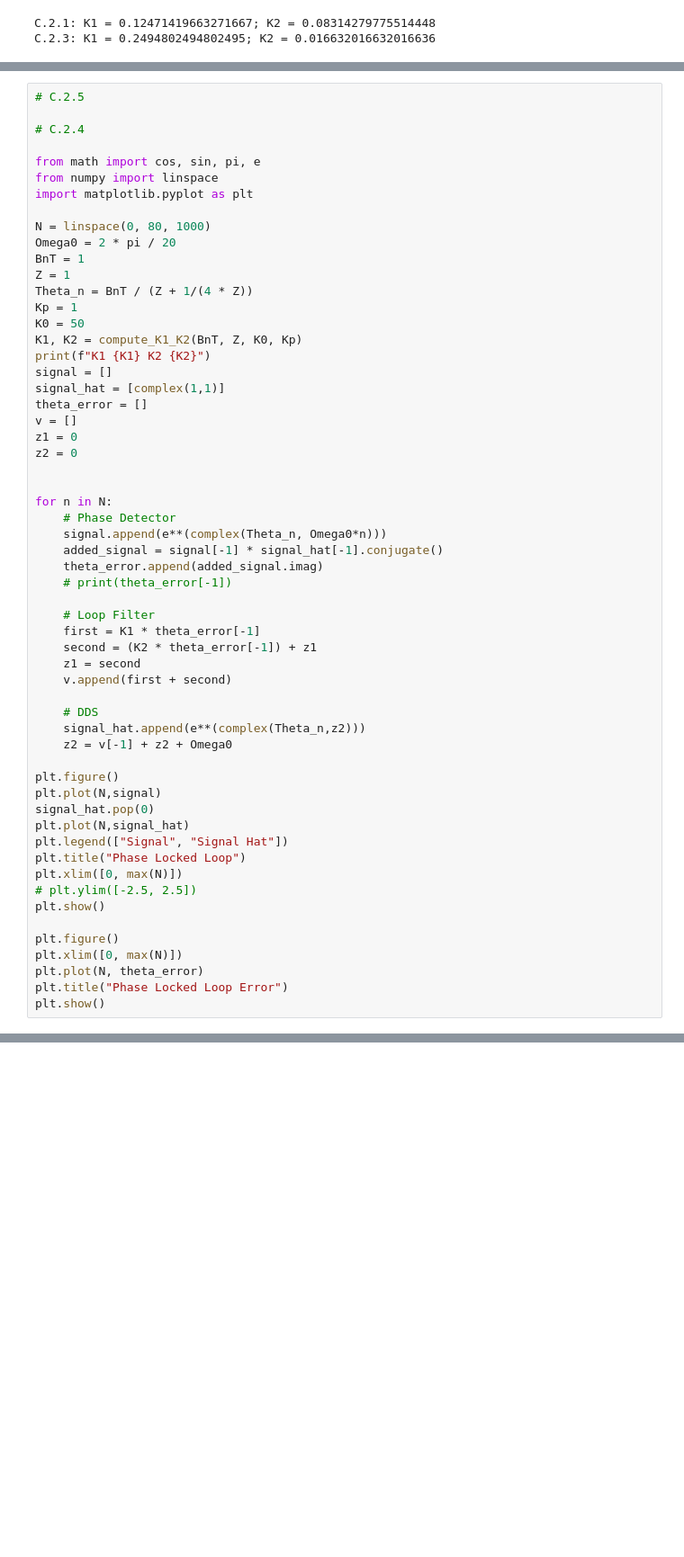
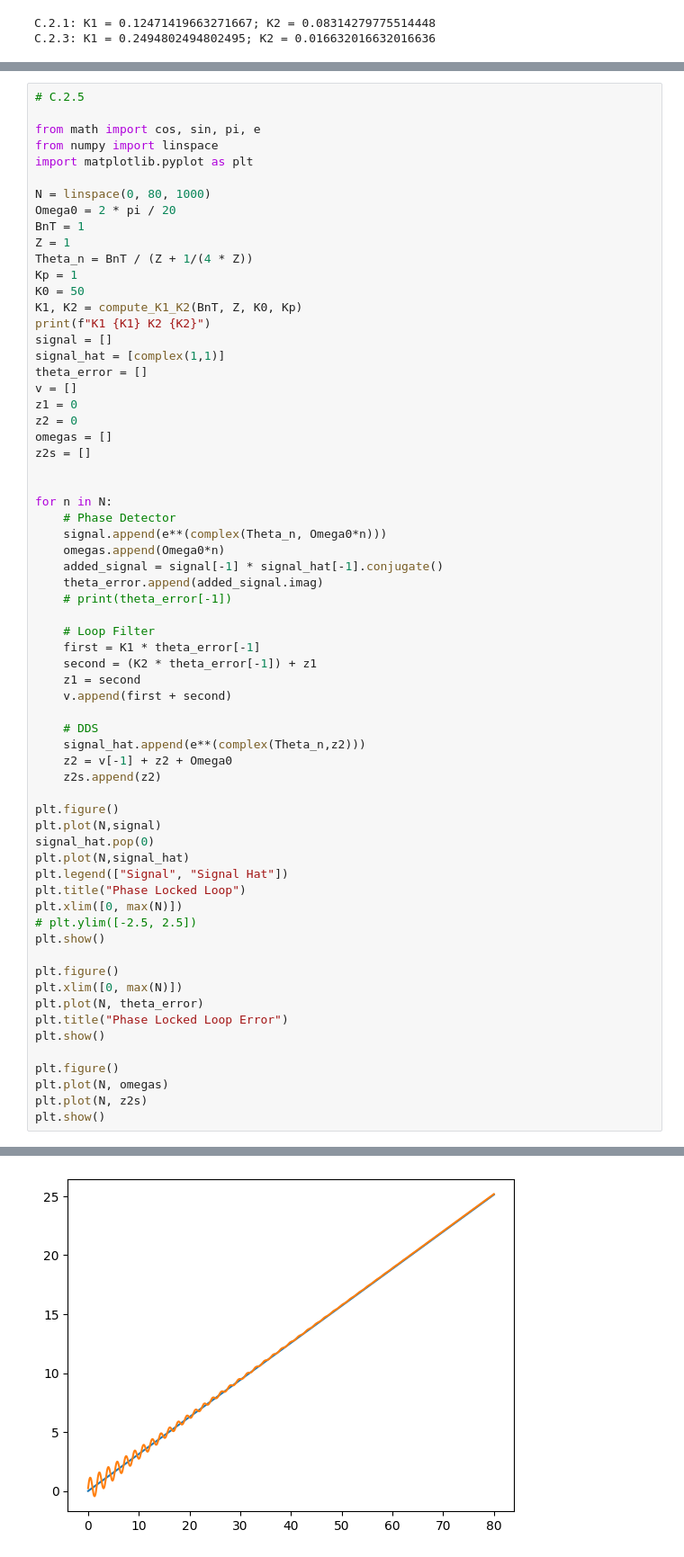
Before and after one commit to ctrayn/USUSpring2023, a Jupyter notebook: Comms/Homework5/HW5.ipynb, the cells around one changed output, grey strips where cells are left out. Shown: that part at 90% size. Drawn from its saved outputs; the diff is of its cells as text; blank space fills up the shorter version.

```diff
--- a/Comms/Homework5/HW5.ipynb
+++ b/Comms/Homework5/HW5.ipynb
@@ -129,7 +134,5 @@ K1 0.08978675645342311 K2 0.0718294051627385
 # %%
 # C.2.5
-
-# C.2.4
 
 from math import cos, sin, pi, e
 from numpy import linspace
@@ -150,44 +153,54 @@ theta_error = []
 v = []
 z1 = 0
 z2 = 0
+omegas = []
+z2s = []
 
 
 for n in N:
     # Phase Detector
     signal.append(e**(complex(Theta_n, Omega0*n)))
+    omegas.append(Omega0*n)
     added_signal = signal[-1] * signal_hat[-1].conjugate()
     theta_error.append(added_signal.imag)
     # print(theta_error[-1])
 
     # Loop Filter
     first = K1 * theta_error[-1]
     second = (K2 * theta_error[-1]) + z1
     z1 = second
     v.append(first + second)
 
     # DDS
     signal_hat.append(e**(complex(Theta_n,z2)))
     z2 = v[-1] + z2 + Omega0
+    z2s.append(z2)
 
 plt.figure()
 plt.plot(N,signal)
 signal_hat.pop(0)
 plt.plot(N,signal_hat)
 plt.legend(["Signal", "Signal Hat"])
 plt.title("Phase Locked Loop")
 plt.xlim([0, max(N)])
 # plt.ylim([-2.5, 2.5])
 plt.show()
 
 plt.figure()
 plt.xlim([0, max(N)])
 plt.plot(N, theta_error)
 plt.title("Phase Locked Loop Error")
 plt.show()
+
+plt.figure()
+plt.plot(N, omegas)
+plt.plot(N, z2s)
+plt.show()
 # %% [output]
 K1 0.019753086419753086 K2 0.01580246913580247
 [figure]
 [figure]
+[figure, added]
 # %%
 #C.2.8
 from math import pi, e, sqrt
```
Also changed, not shown: parts of 4 cells of this notebook, 2 other files.
